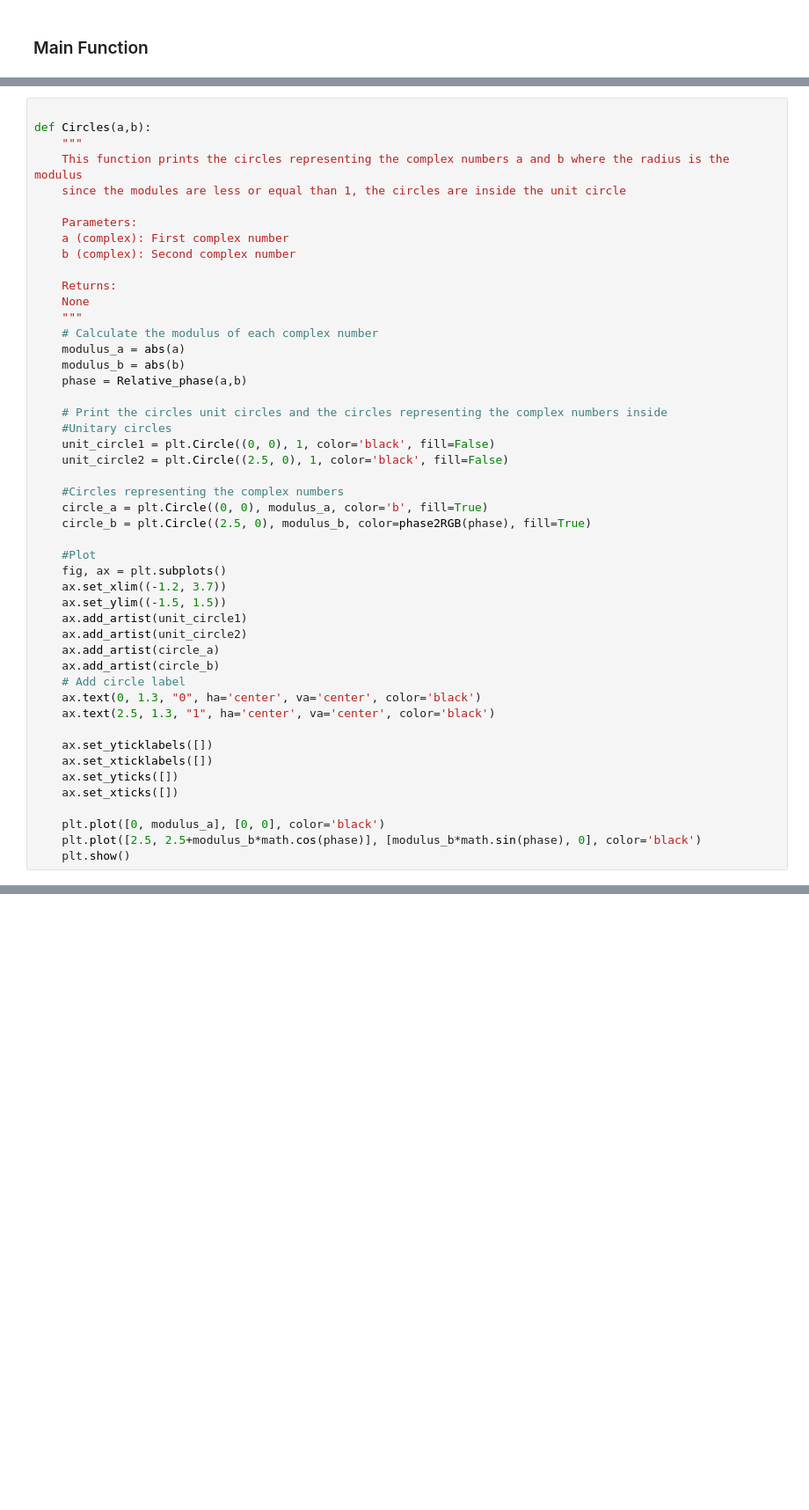
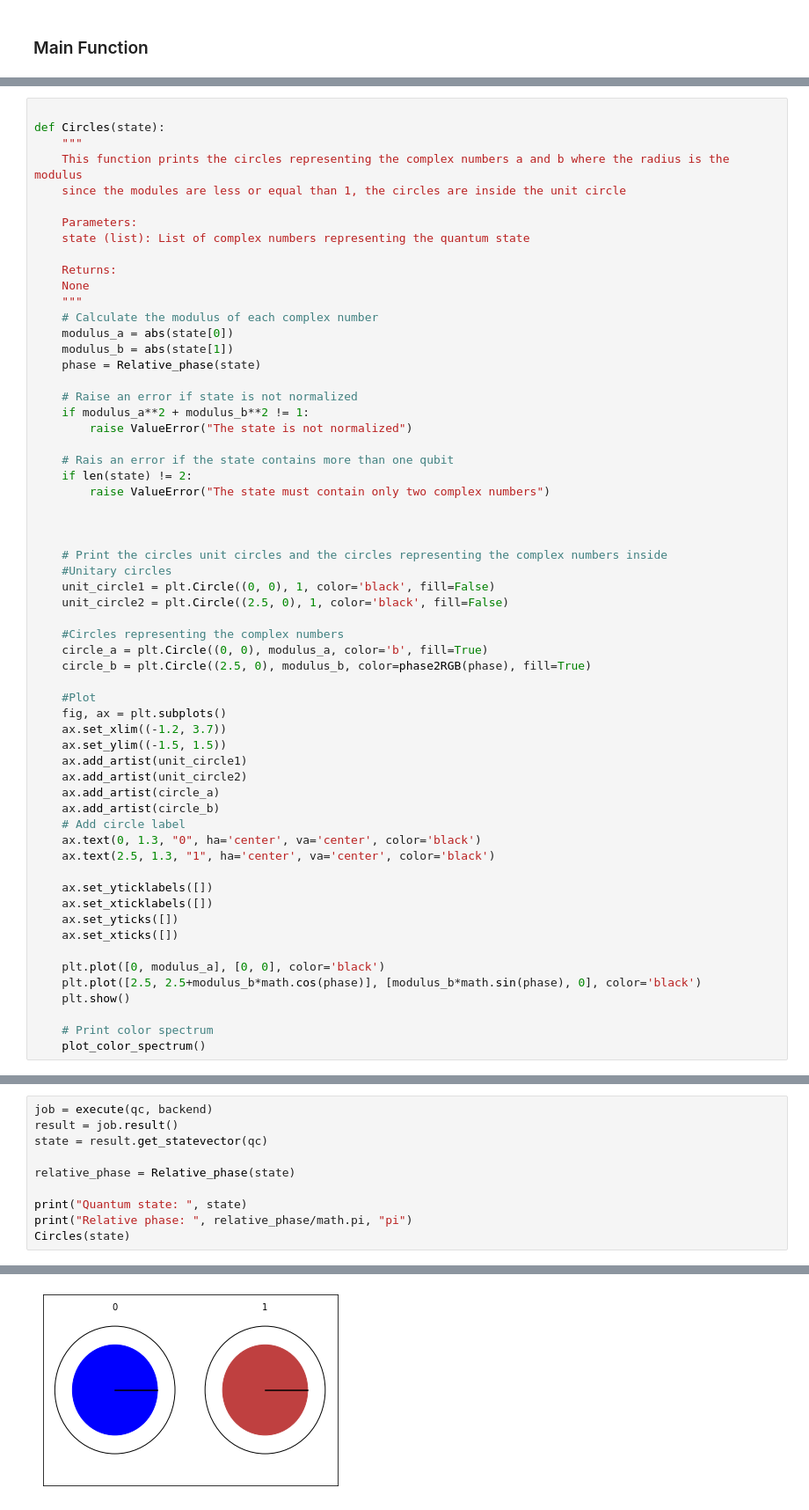
Before and after one commit to drjpeibol/QC-MsC, a Jupyter notebook: Quantum-Computing/Activitie-1/circle_notation.ipynb, the cells around one changed output, grey strips where cells are left out. Shown at 88% size. Saved outputs shown, nothing was run; the diff lists cells and outputs as text; blank space fills up the shorter version.

```diff
--- a/Quantum-Computing/Activitie-1/circle_notation.ipynb
+++ b/Quantum-Computing/Activitie-1/circle_notation.ipynb
@@ -89,21 +142,30 @@ def plot_color_spectrum(num_points=1000):
 # %%
 
-def Circles(a,b):
+def Circles(state):
     """
     This function prints the circles representing the complex numbers a and b where the radius is the modulus
     since the modules are less or equal than 1, the circles are inside the unit circle
 
     Parameters:
-    a (complex): First complex number
-    b (complex): Second complex number
+    state (list): List of complex numbers representing the quantum state
 
     Returns:
     None
     """
     # Calculate the modulus of each complex number
-    modulus_a = abs(a)
-    modulus_b = abs(b)
-    phase = Relative_phase(a,b)
+    modulus_a = abs(state[0])
+    modulus_b = abs(state[1])
+    phase = Relative_phase(state)
+
+    # Raise an error if state is not normalized
+    if modulus_a**2 + modulus_b**2 != 1:
+        raise ValueError("The state is not normalized")
+
+    # Rais an error if the state contains more than one qubit
+    if len(state) != 2:
+        raise ValueError("The state must contain only two complex numbers")
+
+
 
     # Print the circles unit circles and the circles representing the complex numbers inside
     #Unitary circles
@@ -134,3 +196,6 @@ def Circles(a,b):
     plt.plot([0, modulus_a], [0, 0], color='black')
     plt.plot([2.5, 2.5+modulus_b*math.cos(phase)], [modulus_b*math.sin(phase), 0], color='black')
     plt.show()
+
+    # Print color spectrum
+    plot_color_spectrum()
@@ -181,0 +253,11 @@ Relative phase:  0.5 pi
+# %%
+job = execute(qc, backend)
+result = job.result()
+state = result.get_statevector(qc)
+
+relative_phase = Relative_phase(state)
+
+print("Quantum state: ", state)
+print("Relative phase: ", relative_phase/math.pi, "pi")
+Circles(state)
+# %% [output]
@@ -181,0 +267 @@ Relative phase:  0.5 pi
+[figure, added]
```
Also changed, not shown: parts of 23 cells of this notebook.
